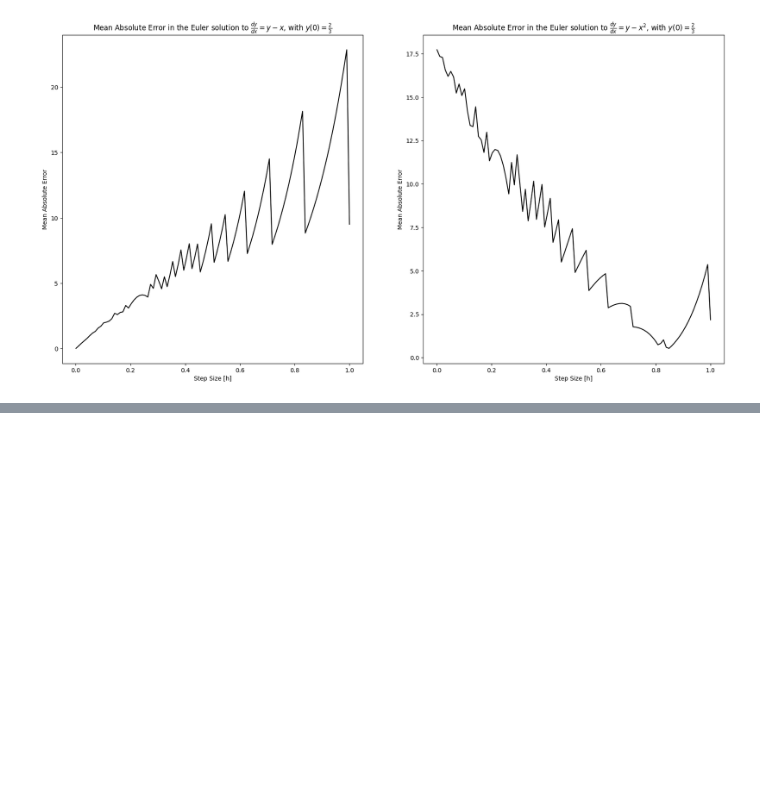
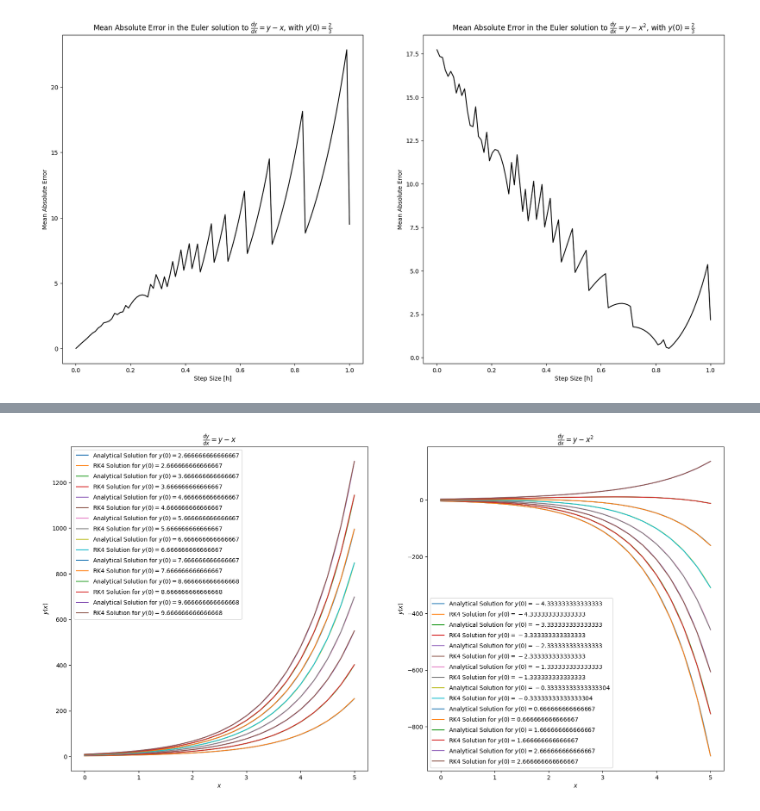
Before and after one commit to TheSillyCoder/ma3105-project, a Jupyter notebook: main.ipynb, the cells around one changed output, grey strips where cells are left out. Drawn from its saved outputs; the diff is of its cells as text; code cells hidden in the pictures; blank space fills up the shorter version.

Commit message:
varying initial values

```diff
--- a/main.ipynb
+++ b/main.ipynb
@@ -260,0 +263,86 @@ fig.savefig("errors_euler.png", dpi=150)
+# %%
+y0 = (2/3) - 5
+x0 = 0
+x1 = 5
+h = 0.25
+xsample = np.linspace(x0, x1, 500)
+fig, axes = plt.subplots(1, 2, figsize=(20, 10))
+ax = axes[1]
+ax.plot(xsample, sol2(xsample, y0), label=f"Analytical Solution for $y(0) = {y0}$")
+ys, xs = RK4(f2, y0, x0, x1, h)
+ax.plot(xs, ys, label=f"RK4 Solution for $y(0) = {y0}$")
+y0 += 1
+ax.plot(xsample, sol2(xsample, y0), label=f"Analytical Solution for $y(0) = {y0}$")
+ys, xs = RK4(f2, y0, x0, x1, h)
+ax.plot(xs, ys, label=f"RK4 Solution for $y(0) = {y0}$")
+y0 += 1
+ax.plot(xsample, sol2(xsample, y0), label=f"Analytical Solution for $y(0) = {y0}$")
+ys, xs = RK4(f2, y0, x0, x1, h)
+ax.plot(xs, ys, label=f"RK4 Solution for $y(0) = {y0}$")
+y0 += 1
+ax.plot(xsample, sol2(xsample, y0), label=f"Analytical Solution for $y(0) = {y0}$")
+ys, xs = RK4(f2, y0, x0, x1, h)
+ax.plot(xs, ys, label=f"RK4 Solution for $y(0) = {y0}$")
+y0 += 1
+ax.plot(xsample, sol2(xsample, y0), label=f"Analytical Solution for $y(0) = {y0}$")
+ys, xs = RK4(f2, y0, x0, x1, h)
+ax.plot(xs, ys, label=f"RK4 Solution for $y(0) = {y0}$")
+y0 += 1
+ax.plot(xsample, sol2(xsample, y0), label=f"Analytical Solution for $y(0) = {y0}$")
+ys, xs = RK4(f2, y0, x0, x1, h)
+ax.plot(xs, ys, label=f"RK4 Solution for $y(0) = {y0}$")
+y0 += 1
+ax.plot(xsample, sol2(xsample, y0), label=f"Analytical Solution for $y(0) = {y0}$")
+ys, xs = RK4(f2, y0, x0, x1, h)
+ax.plot(xs, ys, label=f"RK4 Solution for $y(0) = {y0}$")
+y0 += 1
+ax.plot(xsample, sol2(xsample, y0), label=f"Analytical Solution for $y(0) = {y0}$")
+ys, xs = RK4(f2, y0, x0, x1, h)
+ax.plot(xs, ys, label=f"RK4 Solution for $y(0) = {y0}$")
+ax.set_title(r"$\frac{dy}{dx} = y - x^2$")
+ax.set_xlabel("$x$")
+ax.set_ylabel("$y(x)$")
+ax.legend()
+h0 = 2/3
+
+ax = axes[0]
+ax.plot(xsample, sol1(xsample, y0), label=f"Analytical Solution for $y(0) = {y0}$")
+ys, xs = RK4(f1, y0, x0, x1, h)
+ax.plot(xs, ys, label=f"RK4 Solution for $y(0) = {y0}$")
+y0 += 1
+ax.plot(xsample, sol1(xsample, y0), label=f"Analytical Solution for $y(0) = {y0}$")
+ys, xs = RK4(f1, y0, x0, x1, h)
+ax.plot(xs, ys, label=f"RK4 Solution for $y(0) = {y0}$")
+y0 += 1
+ax.plot(xsample, sol1(xsample, y0), label=f"Analytical Solution for $y(0) = {y0}$")
+ys, xs = RK4(f1, y0, x0, x1, h)
+ax.plot(xs, ys, label=f"RK4 Solution for $y(0) = {y0}$")
+y0 += 1
+ax.plot(xsample, sol1(xsample, y0), label=f"Analytical Solution for $y(0) = {y0}$")
+ys, xs = RK4(f1, y0, x0, x1, h)
+ax.plot(xs, ys, label=f"RK4 Solution for $y(0) = {y0}$")
+y0 += 1
+ax.plot(xsample, sol1(xsample, y0), label=f"Analytical Solution for $y(0) = {y0}$")
+ys, xs = RK4(f1, y0, x0, x1, h)
+ax.plot(xs, ys, label=f"RK4 Solution for $y(0) = {y0}$")
+y0 += 1
+ax.plot(xsample, sol1(xsample, y0), label=f"Analytical Solution for $y(0) = {y0}$")
+ys, xs = RK4(f1, y0, x0, x1, h)
+ax.plot(xs, ys, label=f"RK4 Solution for $y(0) = {y0}$")
+y0 += 1
+ax.plot(xsample, sol1(xsample, y0), label=f"Analytical Solution for $y(0) = {y0}$")
+ys, xs = RK4(f1, y0, x0, x1, h)
+ax.plot(xs, ys, label=f"RK4 Solution for $y(0) = {y0}$")
+y0 += 1
+ax.plot(xsample, sol1(xsample, y0), label=f"Analytical Solution for $y(0) = {y0}$")
+ys, xs = RK4(f1, y0, x0, x1, h)
+ax.plot(xs, ys, label=f"RK4 Solution for $y(0) = {y0}$")
+y0 += 1
+ax.set_title(r"$\frac{dy}{dx} = y - x$")
+ax.set_xlabel("$x$")
+ax.set_ylabel("$y(x)$")
+ax.legend()
+
+fig.savefig("varied_initial_vals_RK4.png")
+# %% [output]
+[figure, added]
```
Also changed, not shown: parts of 2 cells of this notebook, 1 other file.
